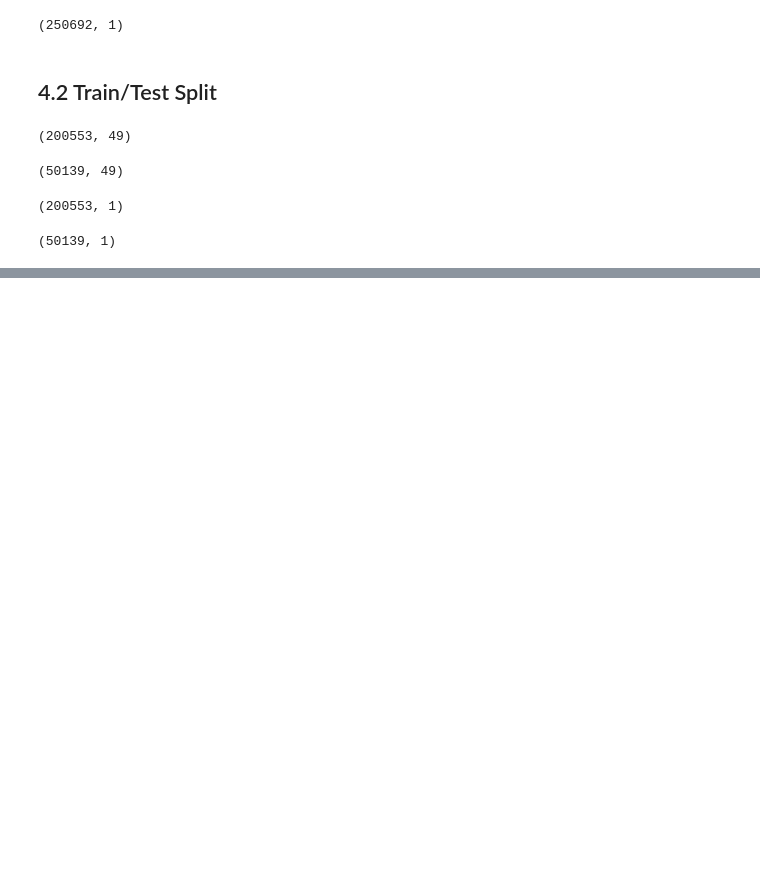
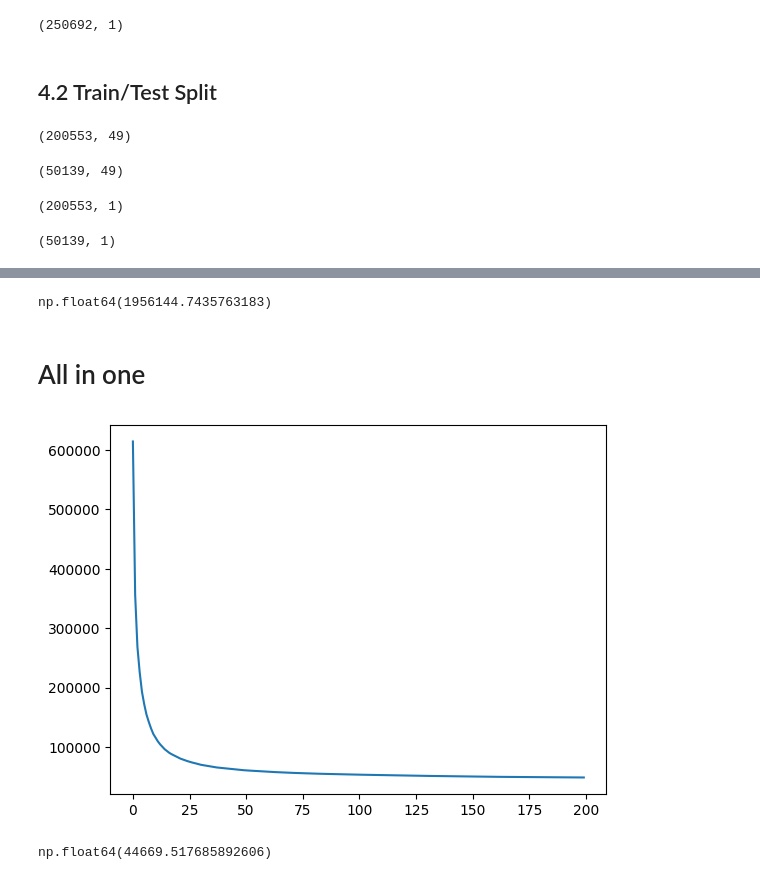
Before and after one commit to chFleschutz/deep-learning, a Jupyter notebook: 01_neuronal_network.ipynb, the cells around one changed output, grey strips where cells are left out. Saved outputs shown, nothing was run; the diff lists cells and outputs as text; code cells hidden in the pictures; blank space fills up the shorter version.

Commit message:
Add perceptron model

```diff
--- a/01_neuronal_network.ipynb
+++ b/01_neuronal_network.ipynb
@@ -138,0 +235,56 @@ y_train_scaled = output_scaler.transform(y_train)
+# %%
+score_model()
+# %% [output]
+np.float64(1956144.7435763183)
+# %% [markdown]
+# All in one
+# %%
+import numpy as np
+
+def relu(x):
+    return np.maximum(0, x)
+
+example_count = x_train_scaled.shape[0]
+input_length = x_train_scaled.shape[1] + 1
+
+weight_vector = np.random.normal(loc=0.0, scale=1.0, size=input_length)
+input_vector = np.ones(N)
+
+errors_unscaled = []
+average_errors = []
+# %%
+epoch_count = 1
+learning_rate = 0.01
+for epoch in range(epoch_count):
+    for example_index in range(example_count):
+        # Feedforward
+        input_vector[1:] = x_train_scaled[example_index]
+        activity = np.dot(weight_vector, input_vector)
+        output = relu(activity)
+
+        # Learning
+        target = y_train_scaled[example_index][0]
+        error = target - output
+
+        for i in range(input_length):
+            # Perceptron learning rule
+            weight_vector[i] += learning_rate * error * input_vector[i]
+
+        # Score (90 % of time is spent here)
+        output_unscaled = output_scaler.inverse_transform([[output]])
+        target_unscaled = output_scaler.inverse_transform([[target]])
+        absolute_error = abs(target_unscaled - output_unscaled)
+        errors_unscaled.append(absolute_error)
+        # Mean absolute error
+        if (example_index + 1) % 1000 == 0:
+           average_errors.append(np.mean(errors_unscaled))
+# %%
+import matplotlib.pyplot as plt
+plt.plot(average_errors)
+plt.show()
+# %% [output]
+[figure, added]
+# %%
+score_model()
+# %% [output]
+np.float64(44669.517685892606)
```
Also changed, not shown: parts of 13 cells of this notebook.
